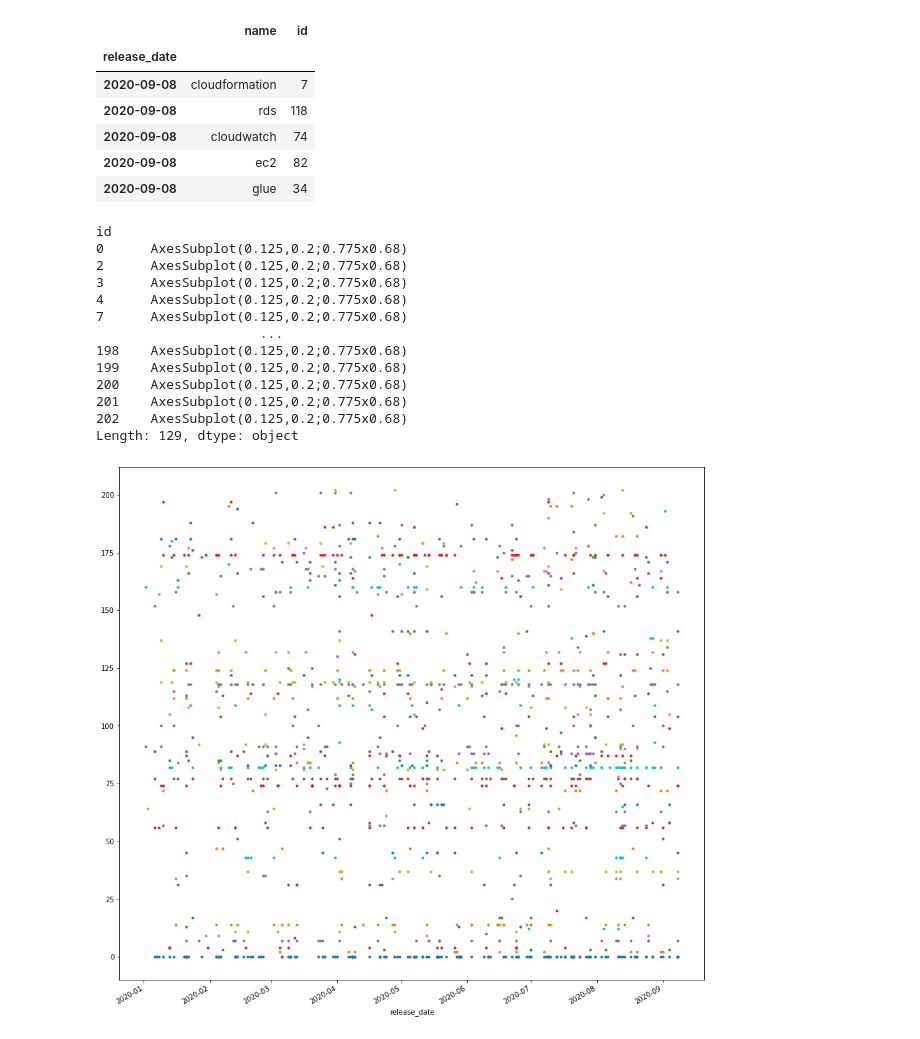
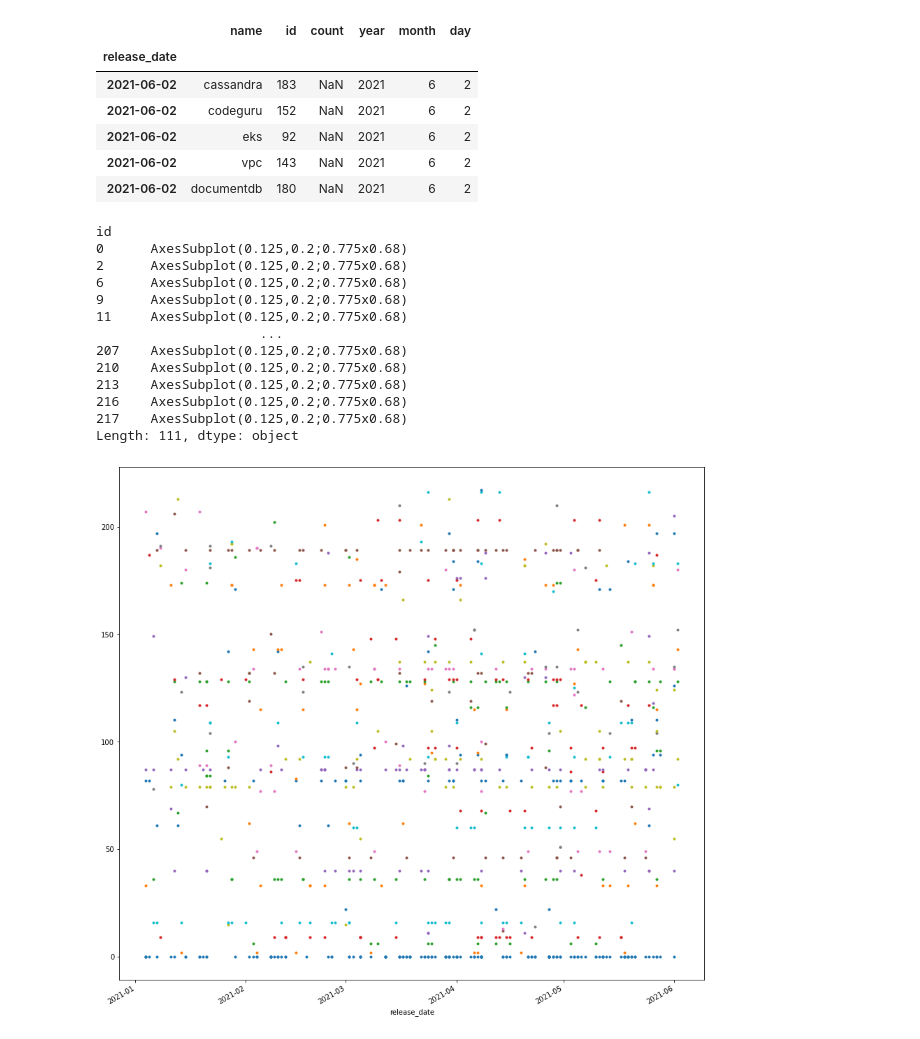
Before and after one commit to dariusjs/aws_services_over_time, a Jupyter notebook: track-aws-service-releases.ipynb, the cells around one changed output. Drawn from its saved outputs; the diff is of its cells as text; code cells hidden in the pictures.

```diff
--- a/track-aws-service-releases.ipynb
+++ b/track-aws-service-releases.ipynb
@@ -139,7 +139,7 @@ print(aws_services)
 # %%
 # process the whats new AWS page
 
-url = "https://aws.amazon.com/about-aws/whats-new/2020/"
+url = "https://aws.amazon.com/about-aws/whats-new/2021/"
 req = requests.get(url)
 soup = BeautifulSoup(req.content, 'html.parser')
 # print(soup.prettify())
@@ -212,37 +268,37 @@ service_release_df.head(25)
 timeseries = service_release_df.set_index('release_date')
 timeseries.head()
 # %% [output]
-|  | name | id |
-| release_date |  |  |
-| 2020-09-08 | cloudformation | 7 |
-| 2020-09-08 | rds | 118 |
-| 2020-09-08 | cloudwatch | 74 |
-| 2020-09-08 | ec2 | 82 |
-| 2020-09-08 | glue | 34 |
+|  | name | id | count | year | month | day |
+| release_date |  |  |  |  |  |  |
+| 2021-06-02 | cassandra | 183 | NaN | 2021 | 6 | 2 |
+| 2021-06-02 | codeguru | 152 | NaN | 2021 | 6 | 2 |
+| 2021-06-02 | eks | 92 | NaN | 2021 | 6 | 2 |
+| 2021-06-02 | vpc | 143 | NaN | 2021 | 6 | 2 |
+| 2021-06-02 | documentdb | 180 | NaN | 2021 | 6 | 2 |
 # %%
 # timeseries.plot()
 # plt.show()
 
 # timeseries.plot.line(subplots=True)
 
 
 fig, ax = plt.subplots(figsize=(15,15))
-timeseries.groupby('id').plot(ax=ax, legend=False, style='.')
+timeseries.groupby('id').plot(ax=ax, y='id', legend=False, style=".")
 # %% [output]
 id
 0      AxesSubplot(0.125,0.2;0.775x0.68)
 2      AxesSubplot(0.125,0.2;0.775x0.68)
-3      AxesSubplot(0.125,0.2;0.775x0.68)
-4      AxesSubplot(0.125,0.2;0.775x0.68)
-7      AxesSubplot(0.125,0.2;0.775x0.68)
+6      AxesSubplot(0.125,0.2;0.775x0.68)
+9      AxesSubplot(0.125,0.2;0.775x0.68)
+11     AxesSubplot(0.125,0.2;0.775x0.68)
                      ...
-198    AxesSubplot(0.125,0.2;0.775x0.68)
-199    AxesSubplot(0.125,0.2;0.775x0.68)
-200    AxesSubplot(0.125,0.2;0.775x0.68)
-201    AxesSubplot(0.125,0.2;0.775x0.68)
-202    AxesSubplot(0.125,0.2;0.775x0.68)
-Length: 129, dtype: object
+207    AxesSubplot(0.125,0.2;0.775x0.68)
+210    AxesSubplot(0.125,0.2;0.775x0.68)
+213    AxesSubplot(0.125,0.2;0.775x0.68)
+216    AxesSubplot(0.125,0.2;0.775x0.68)
+217    AxesSubplot(0.125,0.2;0.775x0.68)
+Length: 111, dtype: object
-[figure, old version]
+[figure, new version]
 # %%
 # GB=DF.groupby([(DF.index.year),(DF.index.month)]).sum()
 timeseries.groupby([(timeseries.index.year),(timeseries.index.month)])
```
Also changed, not shown: parts of 7 cells of this notebook.
